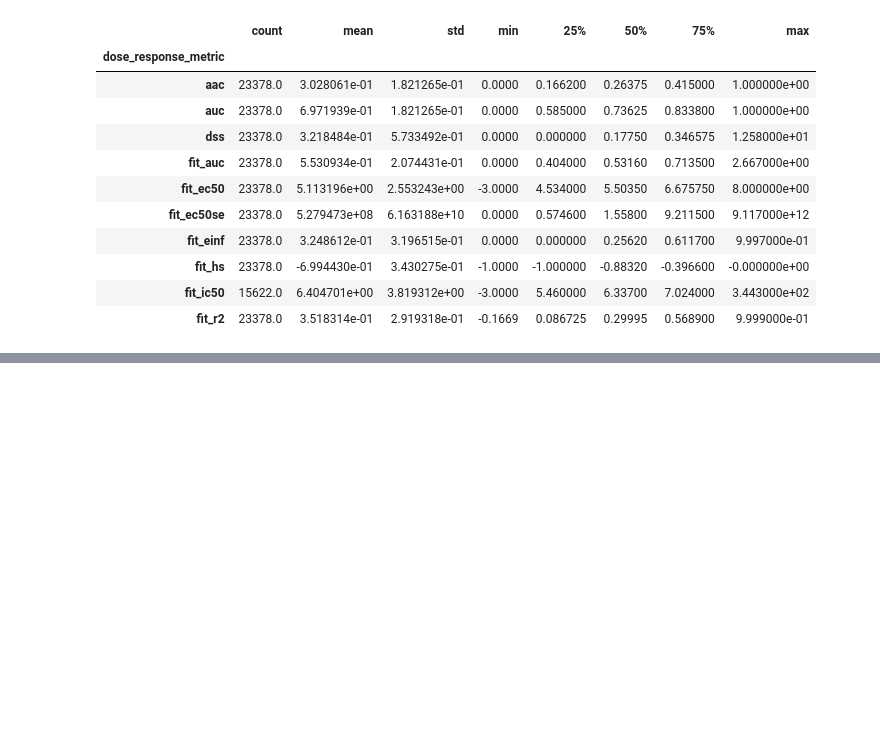
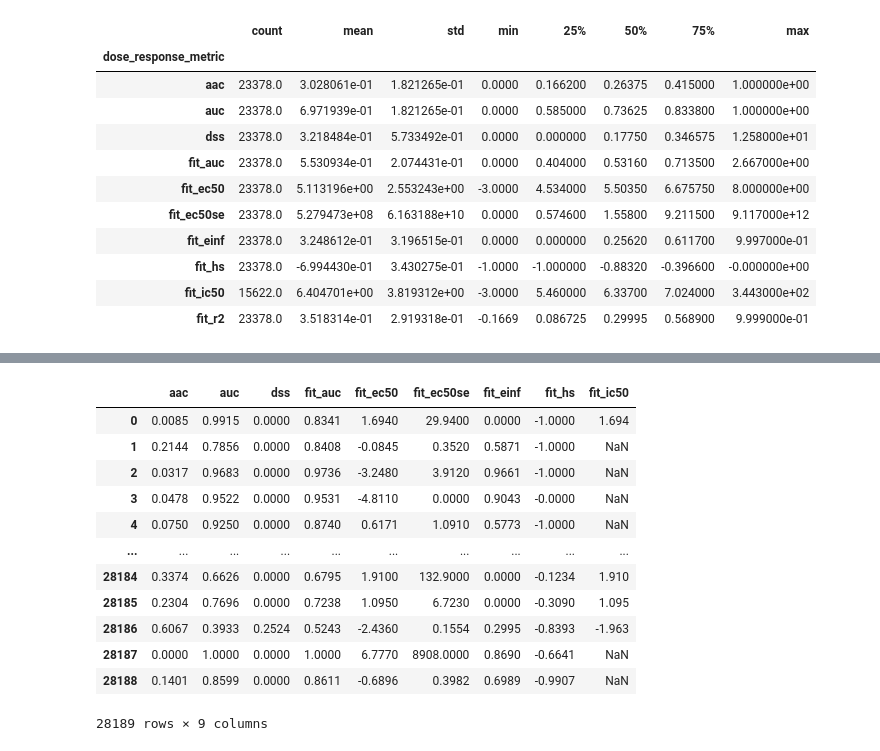
Before and after one commit to PNNL-CompBio/coderdata, a Jupyter notebook: notebooks/dataset_statistics.ipynb, the cells around one changed output, grey strips where cells are left out. Drawn from its saved outputs; the diff is of its cells as text; code cells hidden in the pictures; blank space fills up the shorter version.

```diff
--- a/notebooks/dataset_statistics.ipynb
+++ b/notebooks/dataset_statistics.ipynb
@@ -69,0 +166,17 @@ Text(0.5, 0.98, 'Distribution of drug response values in "beataml"')
+# %%
+data_for_corr = data_plot.drop(columns=["source", "improve_sample_id", "improve_drug_id", "study", "time", "time_unit", "fit_r2"])
+data_for_corr
+# %% [output]
+|  | aac | auc | dss | fit_auc | fit_ec50 | fit_ec50se | fit_einf | fit_hs | fit_ic50 |
+| 0 | 0.0085 | 0.9915 | 0.0000 | 0.8341 | 1.6940 | 29.9400 | 0.0000 | -1.0000 | 1.694 |
+| 1 | 0.2144 | 0.7856 | 0.0000 | 0.8408 | -0.0845 | 0.3520 | 0.5871 | -1.0000 | NaN |
+| 2 | 0.0317 | 0.9683 | 0.0000 | 0.9736 | -3.2480 | 3.9120 | 0.9661 | -1.0000 | NaN |
+| 3 | 0.0478 | 0.9522 | 0.0000 | 0.9531 | -4.8110 | 0.0000 | 0.9043 | -0.0000 | NaN |
+| 4 | 0.0750 | 0.9250 | 0.0000 | 0.8740 | 0.6171 | 1.0910 | 0.5773 | -1.0000 | NaN |
+| ... | ... | ... | ... | ... | ... | ... | ... | ... | ... |
+| 28184 | 0.3374 | 0.6626 | 0.0000 | 0.6795 | 1.9100 | 132.9000 | 0.0000 | -0.1234 | 1.910 |
+| 28185 | 0.2304 | 0.7696 | 0.0000 | 0.7238 | 1.0950 | 6.7230 | 0.0000 | -0.3090 | 1.095 |
+| 28186 | 0.6067 | 0.3933 | 0.2524 | 0.5243 | -2.4360 | 0.1554 | 0.2995 | -0.8393 | -1.963 |
+| 28187 | 0.0000 | 1.0000 | 0.0000 | 1.0000 | 6.7770 | 8908.0000 | 0.8690 | -0.6641 | NaN |
+| 28188 | 0.1401 | 0.8599 | 0.0000 | 0.8611 | -0.6896 | 0.3982 | 0.6989 | -0.9907 | NaN |
+28189 rows × 9 columns
```
Also changed, not shown: parts of 17 cells of this notebook.
